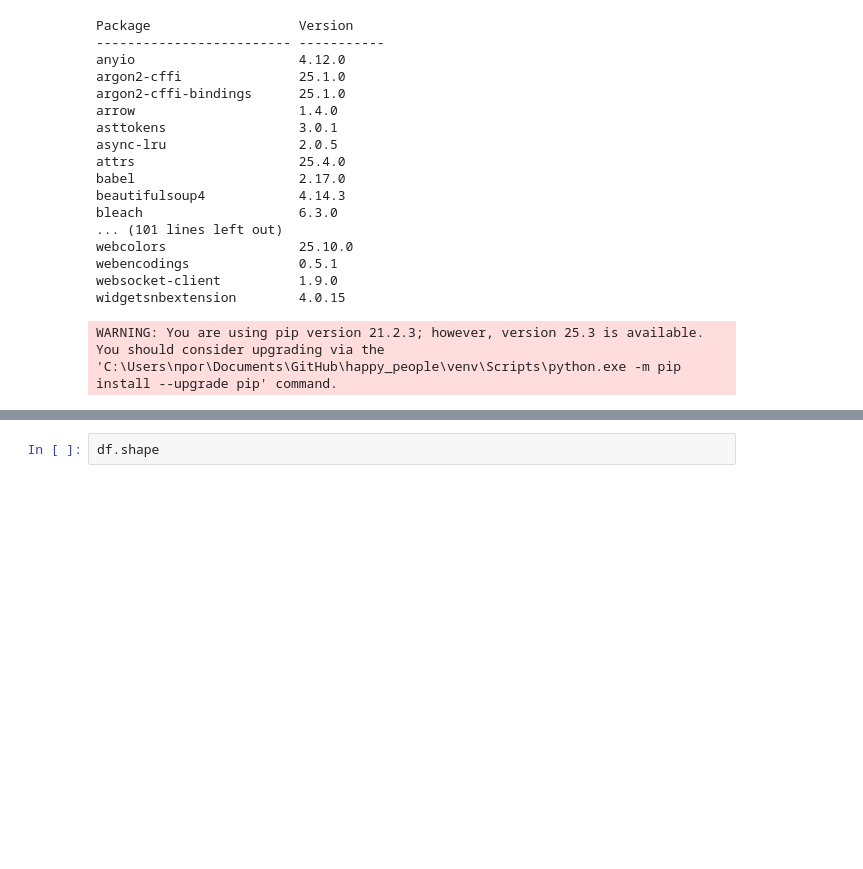
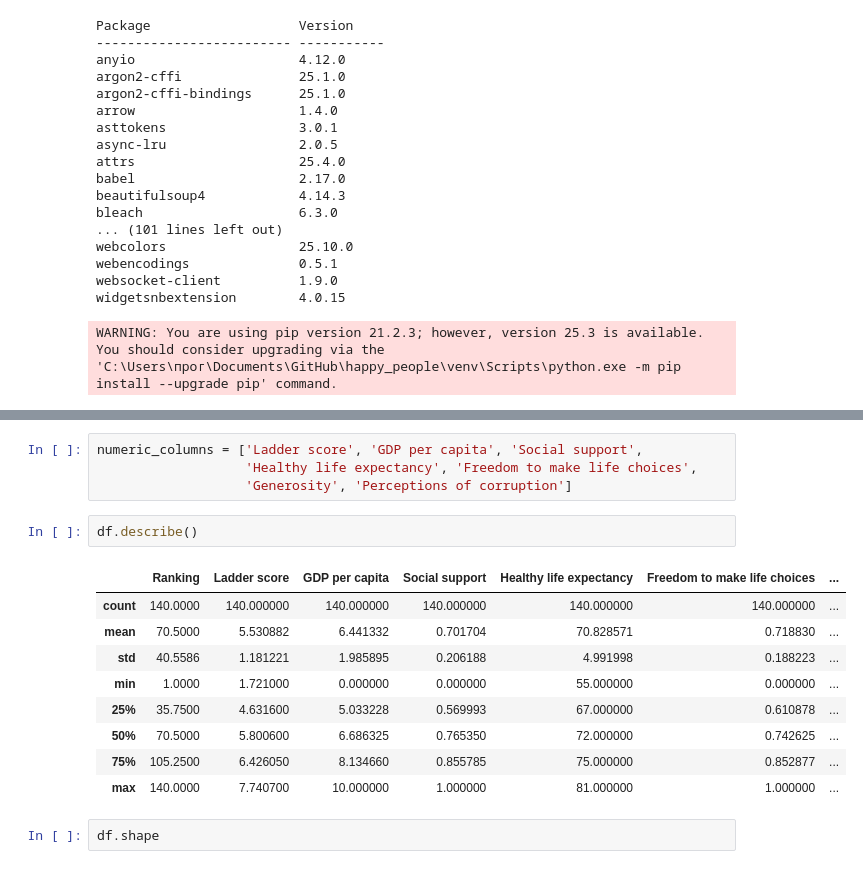
Before and after one commit to valeraboyko2002/happy-people-project, a Jupyter notebook: a.ipynb, the cells around one changed output, grey strips where cells are left out. Saved outputs shown, nothing was run; the diff lists cells and outputs as text; blank space fills up the shorter version.

```diff
--- a/a.ipynb
+++ b/a.ipynb
@@ -37,3 +60,19 @@ df.head()
+# %%
+numeric_columns = ['Ladder score', 'GDP per capita', 'Social support',
+                   'Healthy life expectancy', 'Freedom to make life choices',
+                   'Generosity', 'Perceptions of corruption']
+# %%
+df.describe()
+# %% [output]
+|  | Ranking | Ladder score | GDP per capita | Social support | Healthy life expectancy | Freedom to make life choices | ... |
+| count | 140.0000 | 140.000000 | 140.000000 | 140.000000 | 140.000000 | 140.000000 | ... |
+| mean | 70.5000 | 5.530882 | 6.441332 | 0.701704 | 70.828571 | 0.718830 | ... |
+| std | 40.5586 | 1.181221 | 1.985895 | 0.206188 | 4.991998 | 0.188223 | ... |
+| min | 1.0000 | 1.721000 | 0.000000 | 0.000000 | 55.000000 | 0.000000 | ... |
+| 25% | 35.7500 | 4.631600 | 5.033228 | 0.569993 | 67.000000 | 0.610878 | ... |
+| 50% | 70.5000 | 5.800600 | 6.686325 | 0.765350 | 72.000000 | 0.742625 | ... |
+| 75% | 105.2500 | 6.426050 | 8.134660 | 0.855785 | 75.000000 | 0.852877 | ... |
+| max | 140.0000 | 7.740700 | 10.000000 | 1.000000 | 81.000000 | 1.000000 | ... |
 # %%
 df.shape
 # %% [output]
```
Also changed, not shown: parts of 7 cells of this notebook.
